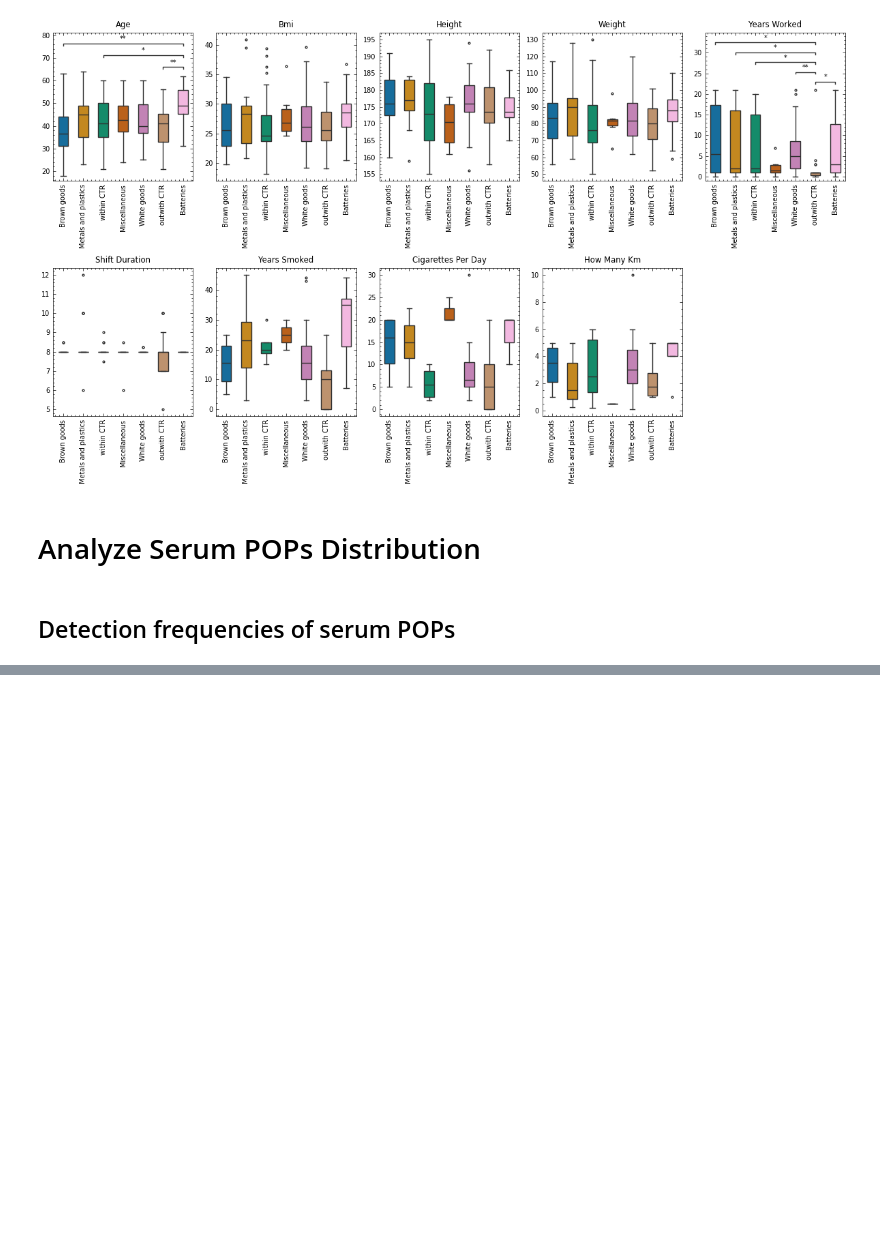
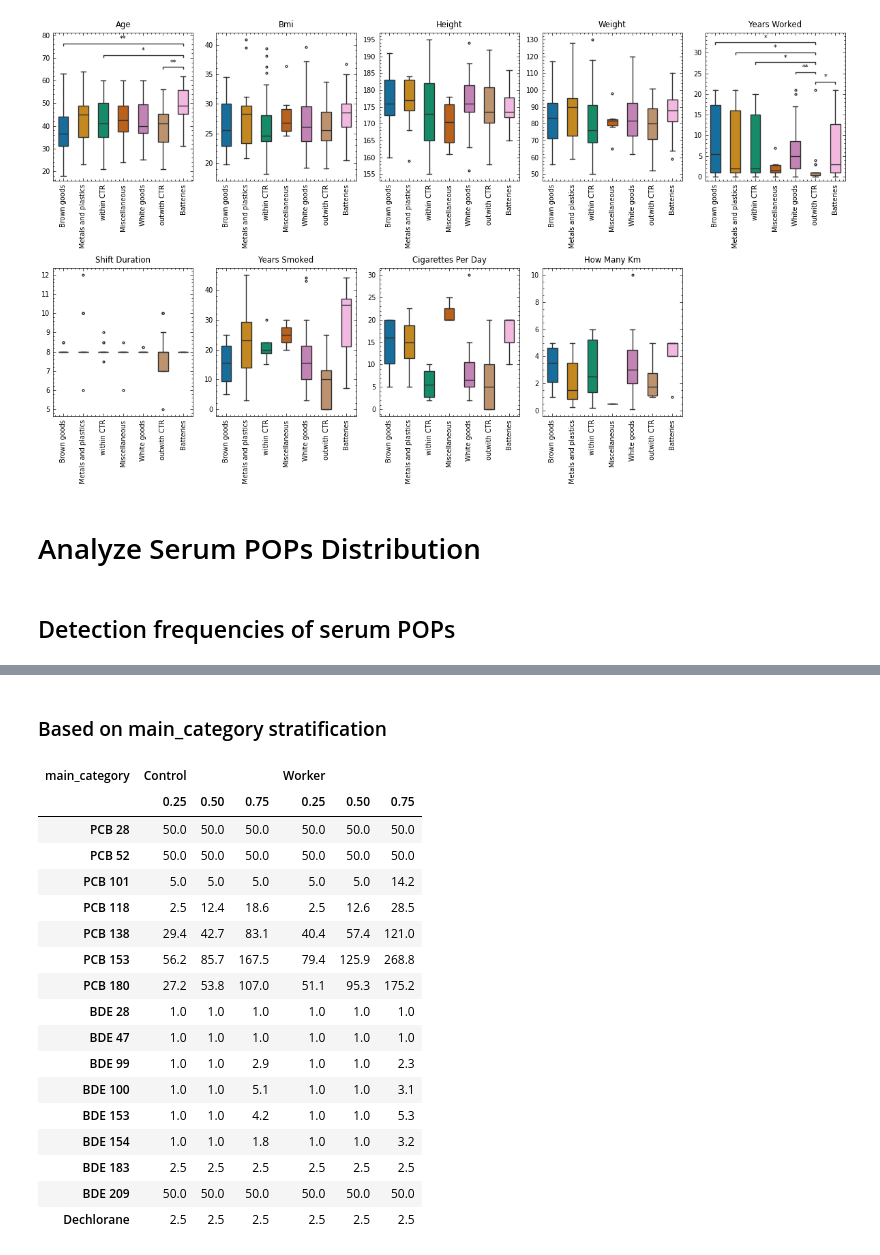
Before and after one commit to adamcseresznye/HBM4EU_eWaste_POPs, a Jupyter notebook: notebooks/NB2_ACs_Describe_Demographics_and_POPs.ipynb, the cells around one changed output, grey strips where cells are left out. Cells and saved outputs as stored; diff of their text form; code cells hidden in the pictures; blank space fills up the shorter version.

```diff
--- a/notebooks/NB2_ACs_Describe_Demographics_and_POPs.ipynb
+++ b/notebooks/NB2_ACs_Describe_Demographics_and_POPs.ipynb
@@ -534,0 +382,30 @@ plt.tight_layout()
+# %% [markdown]
+### Based on main_category stratification
+# %%
+(
+    df.loc[:, "main_category":]
+    .drop(columns="sub_category")
+    .groupby("main_category")
+    .quantile([0.25, 0.5, 0.75])
+    .transpose()
+    .round(1)
+)
+# %% [output]
+| main_category | Control |  |  | Worker |  |  |
+|  | 0.25 | 0.50 | 0.75 | 0.25 | 0.50 | 0.75 |
+| PCB 28 | 50.0 | 50.0 | 50.0 | 50.0 | 50.0 | 50.0 |
+| PCB 52 | 50.0 | 50.0 | 50.0 | 50.0 | 50.0 | 50.0 |
+| PCB 101 | 5.0 | 5.0 | 5.0 | 5.0 | 5.0 | 14.2 |
+| PCB 118 | 2.5 | 12.4 | 18.6 | 2.5 | 12.6 | 28.5 |
+| PCB 138 | 29.4 | 42.7 | 83.1 | 40.4 | 57.4 | 121.0 |
+| PCB 153 | 56.2 | 85.7 | 167.5 | 79.4 | 125.9 | 268.8 |
+| PCB 180 | 27.2 | 53.8 | 107.0 | 51.1 | 95.3 | 175.2 |
+| BDE 28 | 1.0 | 1.0 | 1.0 | 1.0 | 1.0 | 1.0 |
+| BDE 47 | 1.0 | 1.0 | 1.0 | 1.0 | 1.0 | 1.0 |
+| BDE 99 | 1.0 | 1.0 | 2.9 | 1.0 | 1.0 | 2.3 |
+| BDE 100 | 1.0 | 1.0 | 5.1 | 1.0 | 1.0 | 3.1 |
+| BDE 153 | 1.0 | 1.0 | 4.2 | 1.0 | 1.0 | 5.3 |
+| BDE 154 | 1.0 | 1.0 | 1.8 | 1.0 | 1.0 | 3.2 |
+| BDE 183 | 2.5 | 2.5 | 2.5 | 2.5 | 2.5 | 2.5 |
+| BDE 209 | 50.0 | 50.0 | 50.0 | 50.0 | 50.0 | 50.0 |
+| Dechlorane | 2.5 | 2.5 | 2.5 | 2.5 | 2.5 | 2.5 |
```
Also changed, not shown: parts of 16 cells of this notebook, 1 other file.
